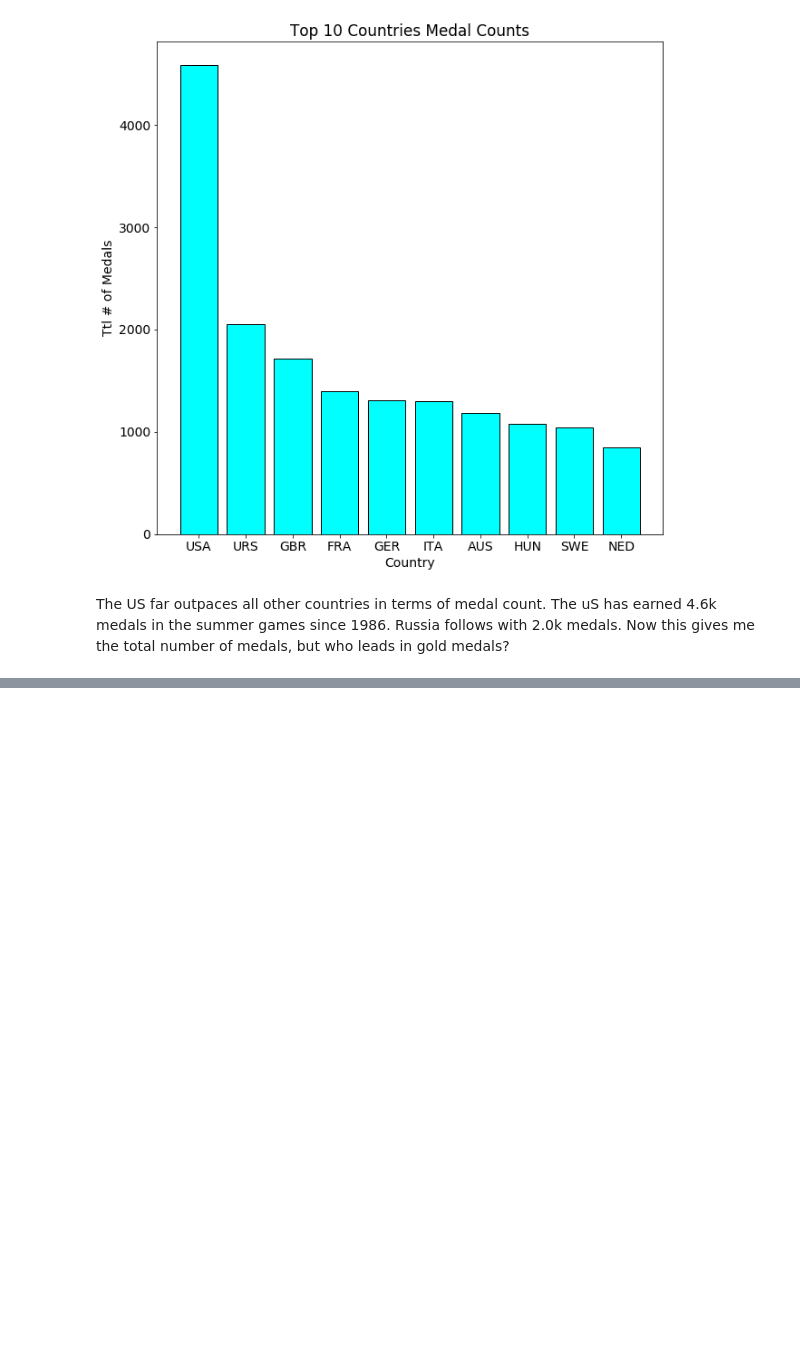
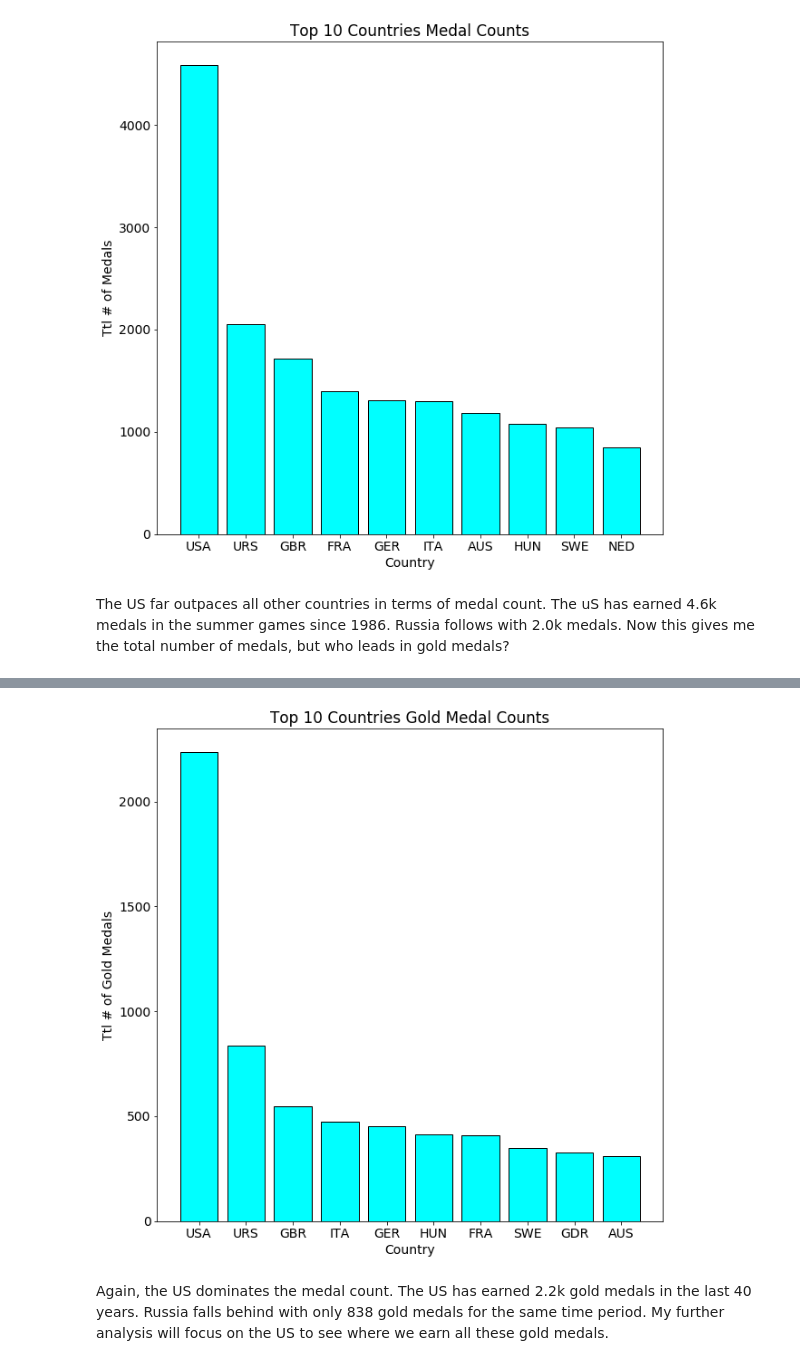
Before and after one commit to mcerow/summer_olympics, a Jupyter notebook: Summer_Olympics.ipynb, the cells around one changed output, grey strips where cells are left out. Drawn from its saved outputs; the diff is of its cells as text; code cells hidden in the pictures; blank space fills up the shorter version.

```diff
--- a/Summer_Olympics.ipynb
+++ b/Summer_Olympics.ipynb
@@ -101,0 +102,3 @@ country_medal_count.head()
+# %%
+top_gold = gold_medals.groupby(['Country']).count()
+top_gold.sort_values(['Medal'], ascending = False)[:10]
@@ -101,0 +118,5 @@ country_medal_count.head()
+# %%
+top_gold = top_gold.sort_values(['Medal'], ascending = False)[:10]
+top_gold.reset_index(inplace=True)
+
+top_gold
@@ -101,0 +135,22 @@ country_medal_count.head()
+# %%
+x = top_gold['Country']
+y = top_gold['Medal']
+
+x_pos = [i for i, _ in enumerate(x)]
+
+plt.figure(figsize=(10,10))
+
+plt.rcParams.update({'font.size': 14})
+
+plt.bar(x_pos, y, color = 'cyan', edgecolor = 'black')
+plt.xlabel('Country')
+plt.ylabel('Ttl # of Gold Medals')
+plt.title('Top 10 Countries Gold Medal Counts')
+
+plt.xticks(x_pos, x)
+
+plt.show()
+# %% [output]
+[figure, added]
+# %% [markdown]
+Again, the US dominates the medal count. The US has earned 2.2k gold medals in the last 40 years. Russia falls behind with only 838 gold medals for the same time period. My further analysis will focus on the US to see where we earn all these gold medals.
```
Also changed, not shown: parts of 4 cells of this notebook.
